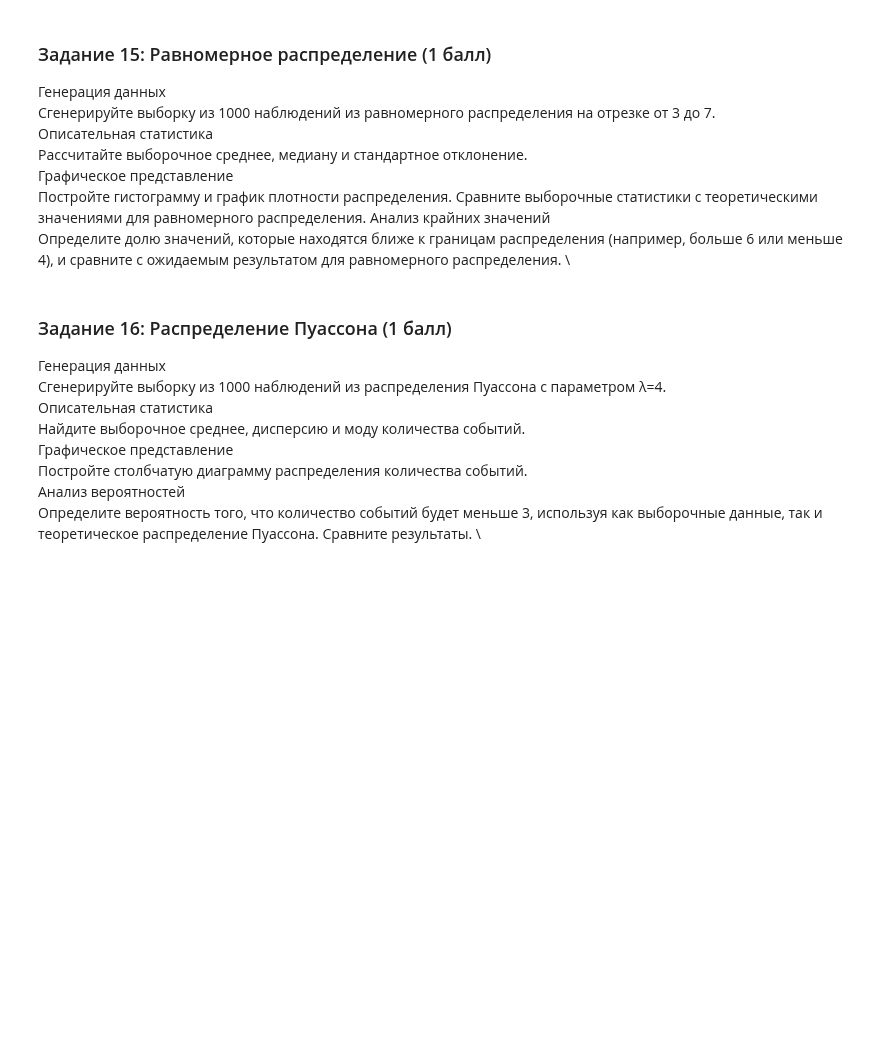
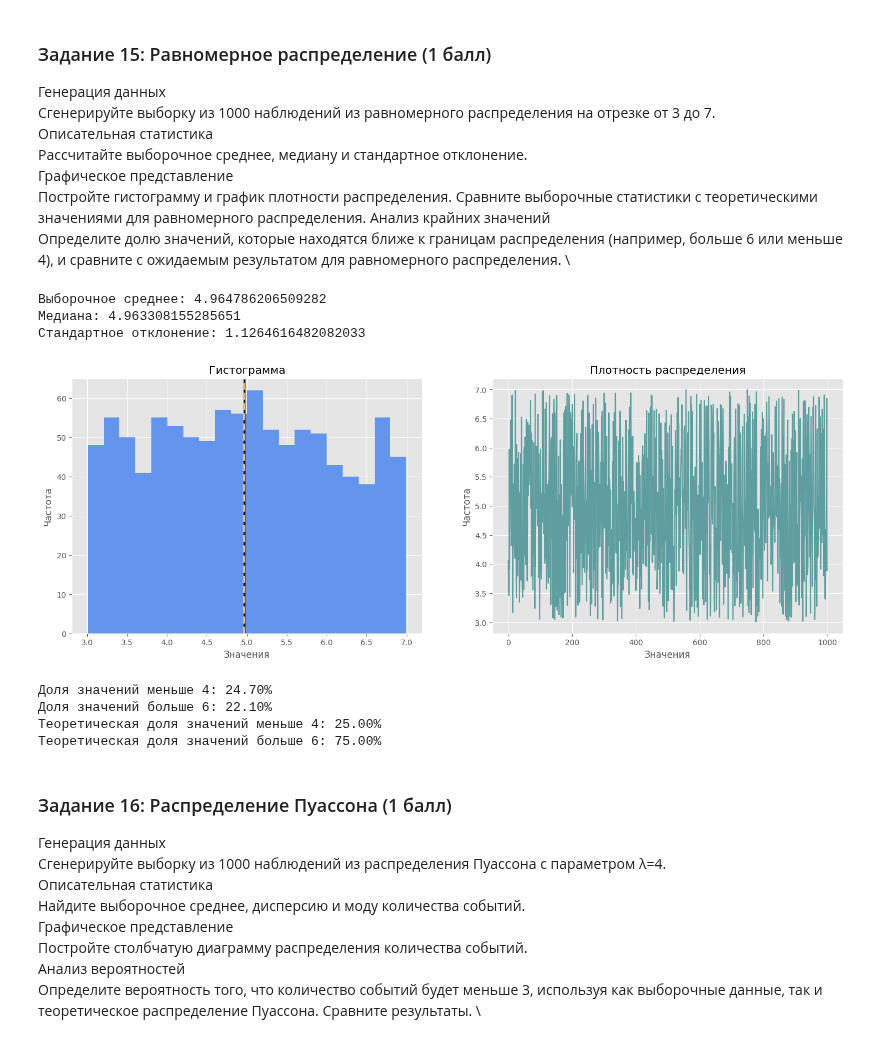
Before and after one commit to hilkovich/itmo_math_stat, a Jupyter notebook: homework_1/HW_1.ipynb, the cells around one changed output. Cells and saved outputs as stored; diff of their text form; code cells hidden in the pictures; blank space fills up the shorter version.

```diff
--- a/homework_1/HW_1.ipynb
+++ b/homework_1/HW_1.ipynb
@@ -528,6 +525,65 @@ print(f"Вероятность не более 5 попыток (теорети
 Постройте гистограмму и график плотности распределения. Сравните выборочные статистики с теоретическими значениями для равномерного распределения.
 Анализ крайних значений \
 Определите долю значений, которые находятся ближе к границам распределения (например, больше 6 или меньше 4), и сравните с ожидаемым результатом для равномерного распределения. \
+# %%
+# Генерация данных
+sample_uni = uniform.rvs(loc=3, scale=4, size=1000)
+# %%
+# Описательная статистика
+mean_uni = np.mean(sample_uni)
+median_uni = np.median(sample_uni)
+std_uni = np.std(sample_uni)
+
+print(f"Выборочное среднее: {mean_uni}")
+print(f"Медиана: {median_uni}")
+print(f"Стандартное отклонение: {std_uni}")
+# %% [output]
+Выборочное среднее: 4.964786206509282
+Медиана: 4.963308155285651
+Стандартное отклонение: 1.1264616482082033
+# %%
+# Графическое представление
+plt.figure(figsize=(18, 6))
+
+# Гистограмма
+plt.subplot(1, 2, 1)
+plt.hist(sample_uni, bins=20, color="cornflowerblue")
+plt.axvline(mean_uni, c="black", ls="-", lw=2.5)
+plt.axvline(median_uni, c="burlywood", ls="--", lw=2.5)
+plt.title("Гистограмма")
+plt.xlabel("Значения")
+plt.ylabel("Частота")
+
+# Плотность распределения
+plt.subplot(1, 2, 2)
+plt.plot(sample_uni, color="cadetblue")
+plt.title("Плотность распределения")
+plt.xlabel("Значения")
+plt.ylabel("Частота")
+
+plt.show()
+# %% [output]
+[figure, added]
+# %%
+# Анализ крайних значений
+lower_bound = 4
+upper_bound = 6
+lower_count = np.sum(sample_uni < lower_bound)
+upper_count = np.sum(sample_uni > upper_bound)
+
+# Теоретические значения для равномерного распределения
+lower_theoretical = (lower_bound - 3) / (7 - 3)
+upper_theoretical = (upper_bound - 3) / (7 - 3)
+
+print(f"Доля значений меньше {lower_bound}: {lower_count / 1000:.2%}")
+print(f"Доля значений больше {upper_bound}: {upper_count / 1000:.2%}")
+print(f"Теоретическая доля значений меньше {lower_bound}: {lower_theoretical:.2%}")
+print(f"Теоретическая доля значений больше {upper_bound}: {upper_theoretical:.2%}")
+# %% [output]
+Доля значений меньше 4: 24.70%
+Доля значений больше 6: 22.10%
+Теоретическая доля значений меньше 4: 25.00%
+Теоретическая доля значений больше 6: 75.00%
 # %% [markdown]
 ### Задание 16: Распределение Пуассона (1 балл)
 Генерация данных \
```
Also changed, not shown: parts of 17 cells of this notebook.
